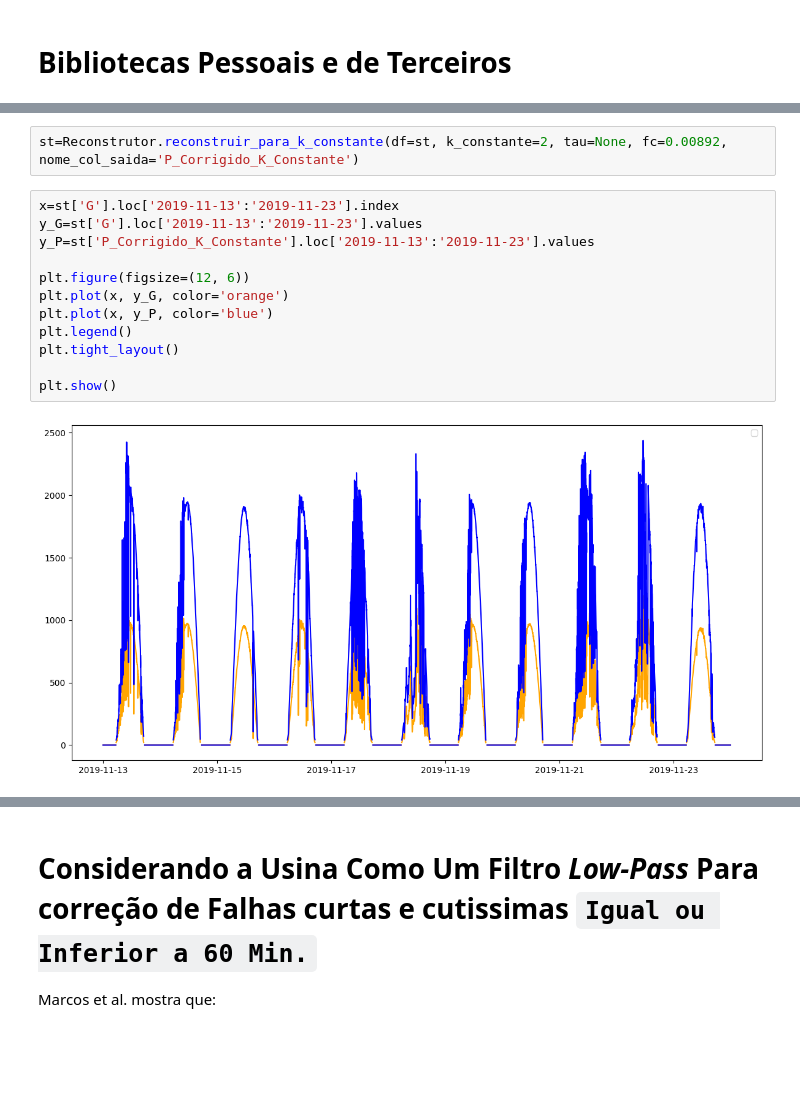
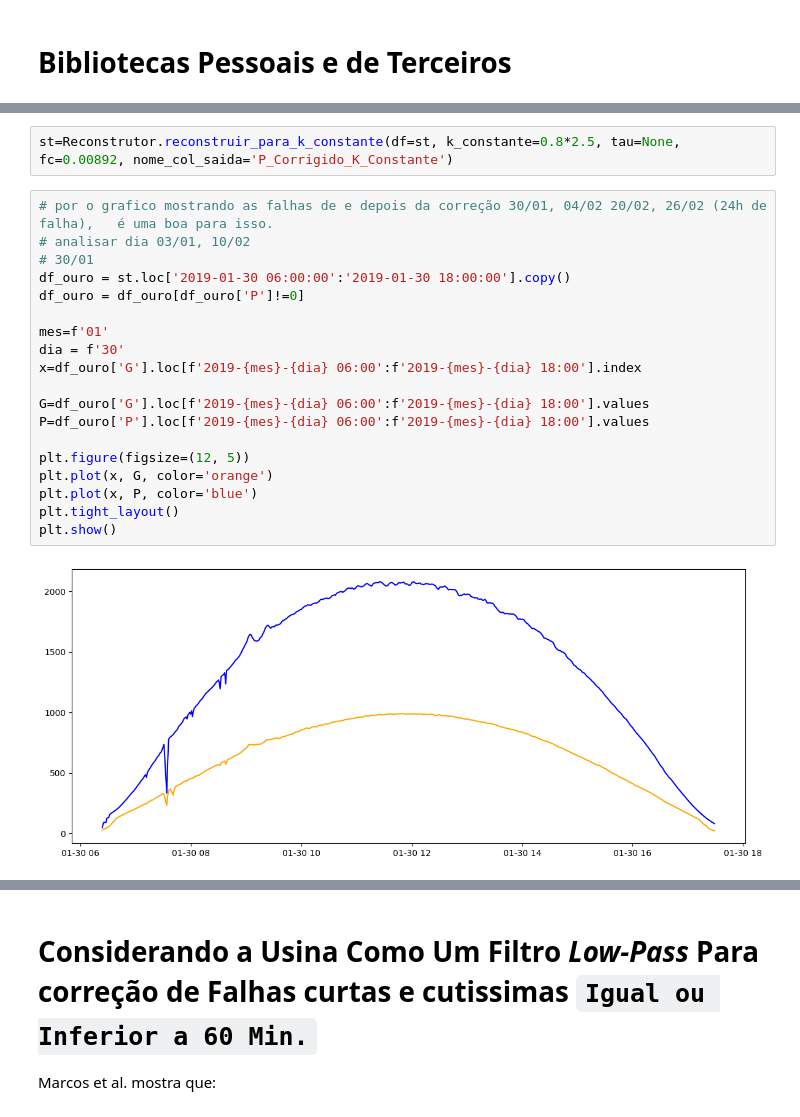
Before and after one commit to gustavodiasz/Modelagem_Dinamica_Usina_FV, a Jupyter notebook: Analise Dos Dados Da Usina De Petrolina.ipynb, the cells around one changed output, grey strips where cells are left out. Cells and saved outputs as stored; diff of their text form; blank space fills up the shorter version.

```diff
--- a/Analise Dos Dados Da Usina De Petrolina.ipynb
+++ b/Analise Dos Dados Da Usina De Petrolina.ipynb
@@ -39,19 +107,26 @@ st = Reconstrutor.reconstruir_potencia_integral_analitica(df=st, col_k='Ganho Da
 # %%
-st=Reconstrutor.reconstruir_para_k_constante(df=st, k_constante=2, tau=None, fc=0.00892, nome_col_saida='P_Corrigido_K_Constante')
+st=Reconstrutor.reconstruir_para_k_constante(df=st, k_constante=0.8*2.5, tau=None, fc=0.00892, nome_col_saida='P_Corrigido_K_Constante')
 # %%
-x=st['G'].loc['2019-11-13':'2019-11-23'].index
-y_G=st['G'].loc['2019-11-13':'2019-11-23'].values
-y_P=st['P_Corrigido_K_Constante'].loc['2019-11-13':'2019-11-23'].values
+# por o grafico mostrando as falhas de e depois da correção 30/01, 04/02 20/02, 26/02 (24h de falha),   é uma boa para isso.
+# analisar dia 03/01, 10/02
+# 30/01
+df_ouro = st.loc['2019-01-30 06:00:00':'2019-01-30 18:00:00'].copy()
+df_ouro = df_ouro[df_ouro['P']!=0]
 
-plt.figure(figsize=(12, 6))
-plt.plot(x, y_G, color='orange')
-plt.plot(x, y_P, color='blue')
-plt.legend()
+mes=f'01'
+dia = f'30'
+x=df_ouro['G'].loc[f'2019-{mes}-{dia} 06:00':f'2019-{mes}-{dia} 18:00'].index
+
+G=df_ouro['G'].loc[f'2019-{mes}-{dia} 06:00':f'2019-{mes}-{dia} 18:00'].values
+P=df_ouro['P'].loc[f'2019-{mes}-{dia} 06:00':f'2019-{mes}-{dia} 18:00'].values
+
+plt.figure(figsize=(12, 5))
+plt.plot(x, G, color='orange')
+plt.plot(x, P, color='blue')
 plt.tight_layout()
-
 plt.show()
 # %% [output]
-[figure, old version]
+[figure, new version]
 # %%
 st_limpo_w=st.dropna(subset=['G','P'])
 st_limpo_H = st_limpo_w.between_time('09:00', '16:00').copy()
```
Also changed, not shown: parts of 7 cells of this notebook, 4 other files.
